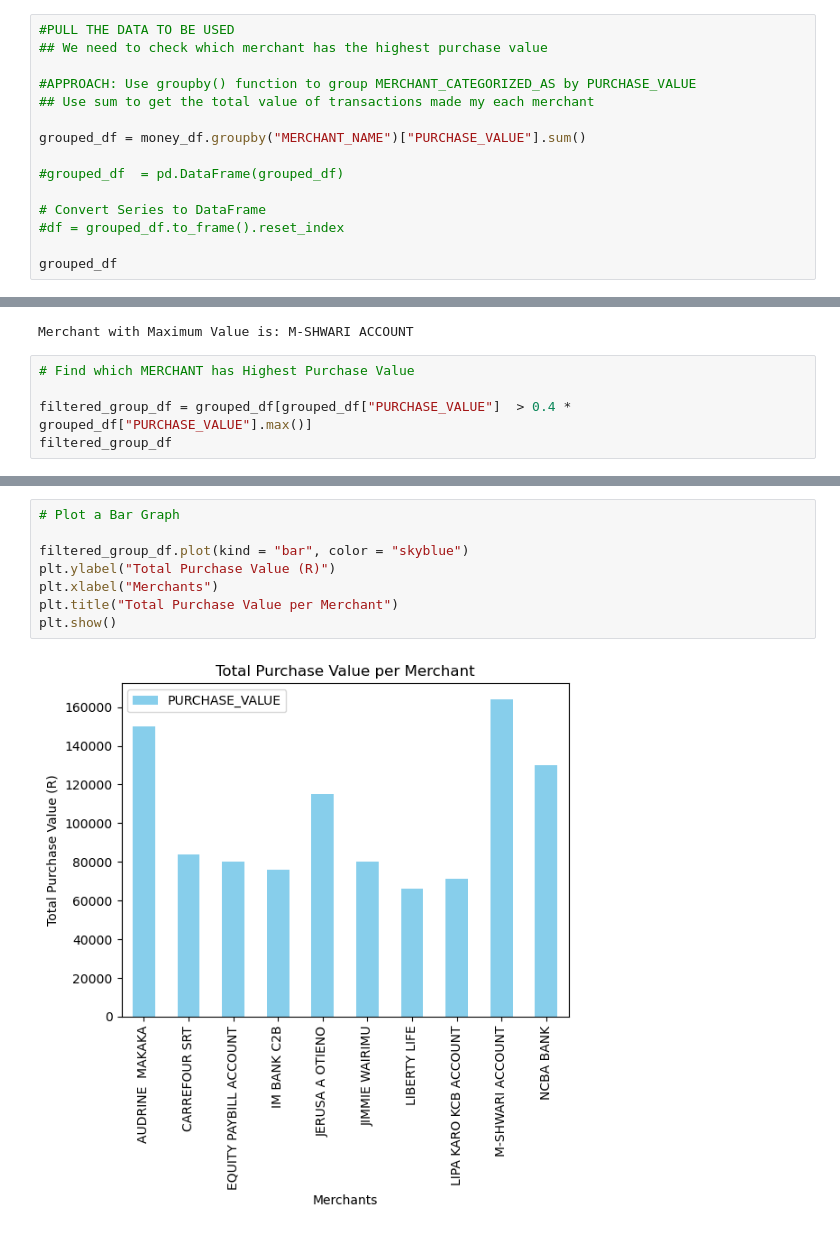
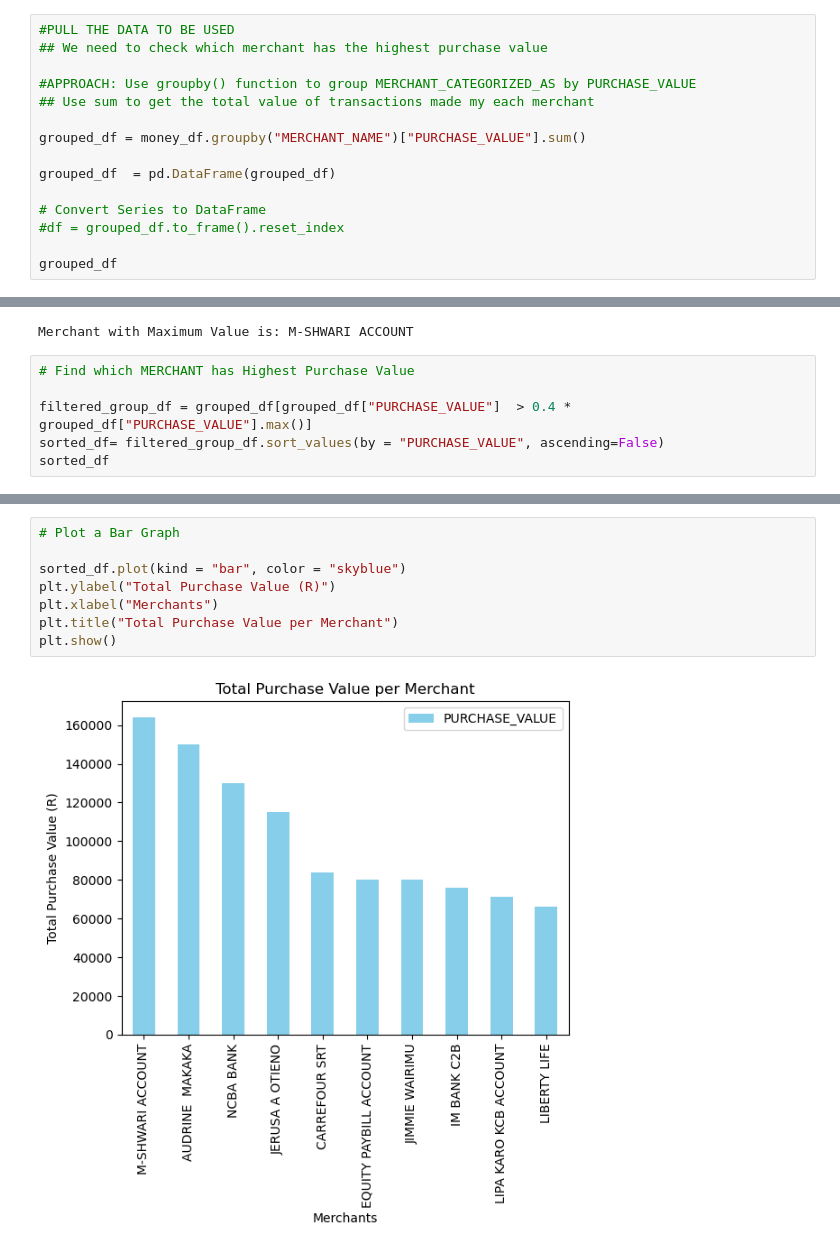
Before and after one commit to kleinbooi24/shaper_pandas, a Jupyter notebook: Data_Alphas_Group/problem5.ipynb, the cells around one changed output, grey strips where cells are left out. Saved outputs shown, nothing was run; the diff lists cells and outputs as text.

```diff
--- a/Data_Alphas_Group/problem5.ipynb
+++ b/Data_Alphas_Group/problem5.ipynb
@@ -37,7 +37,7 @@ Index(['MERCHANT_CATEGORIZED_AT', 'HOURS', 'MONTHS', 'MINUTES', 'YEAR',
 
 grouped_df = money_df.groupby("MERCHANT_NAME")["PURCHASE_VALUE"].sum()
 
-#grouped_df  = pd.DataFrame(grouped_df)
+grouped_df  = pd.DataFrame(grouped_df)
 
 # Convert Series to DataFrame
 #df = grouped_df.to_frame().reset_index
@@ -70,7 +71,8 @@ Merchant with Maximum Value is: M-SHWARI ACCOUNT
 # Find which MERCHANT has Highest Purchase Value
 
 filtered_group_df = grouped_df[grouped_df["PURCHASE_VALUE"]  > 0.4 * grouped_df["PURCHASE_VALUE"].max()]
-filtered_group_df
+sorted_df= filtered_group_df.sort_values(by = "PURCHASE_VALUE", ascending=False)
+sorted_df
 # %% [output]
 |  | PURCHASE_VALUE |
 | MERCHANT_NAME |  |
@@ -87,10 +89,10 @@ filtered_group_df
 # %%
 # Plot a Bar Graph
 
-filtered_group_df.plot(kind = "bar", color = "skyblue")
+sorted_df.plot(kind = "bar", color = "skyblue")
 plt.ylabel("Total Purchase Value (R)")
 plt.xlabel("Merchants")
 plt.title("Total Purchase Value per Merchant")
 plt.show()
 # %% [output]
-[figure, old version]
+[figure, new version]
```
Also changed, not shown: parts of 2 cells of this notebook.
